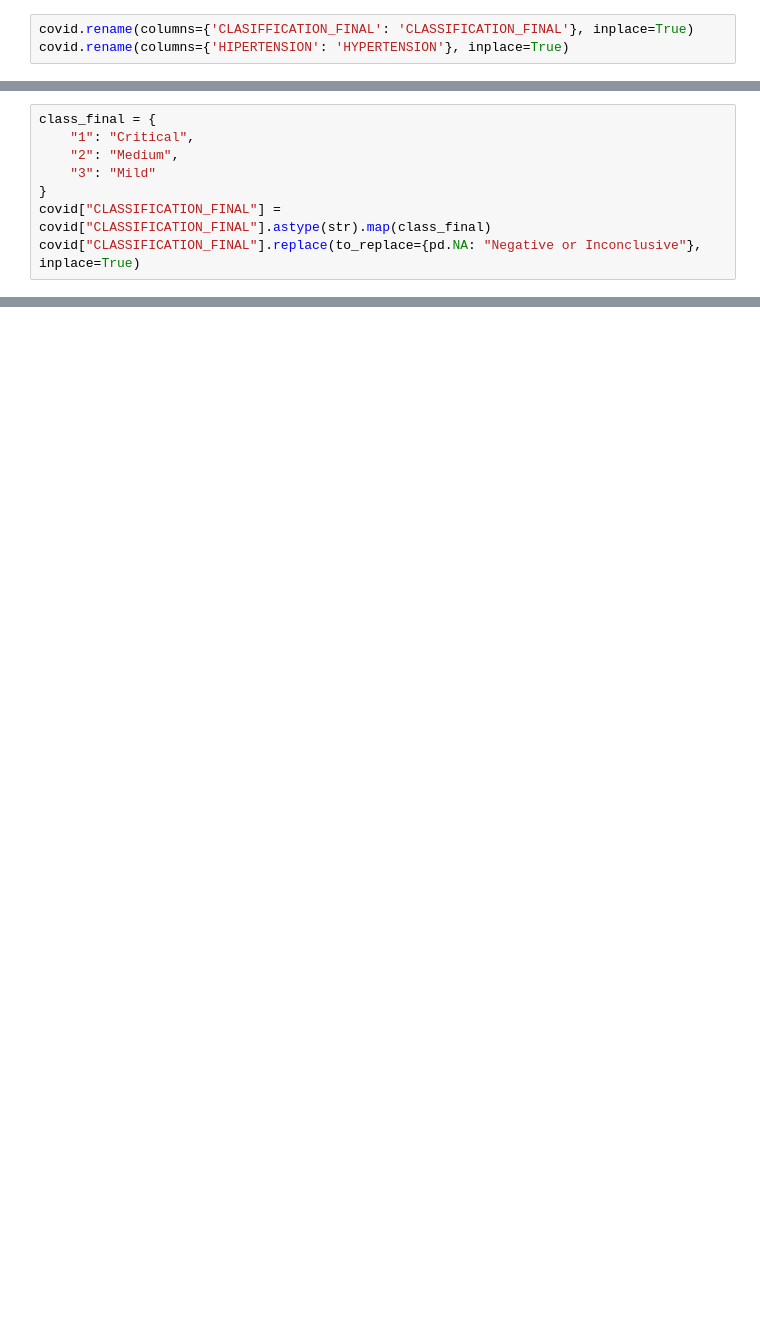
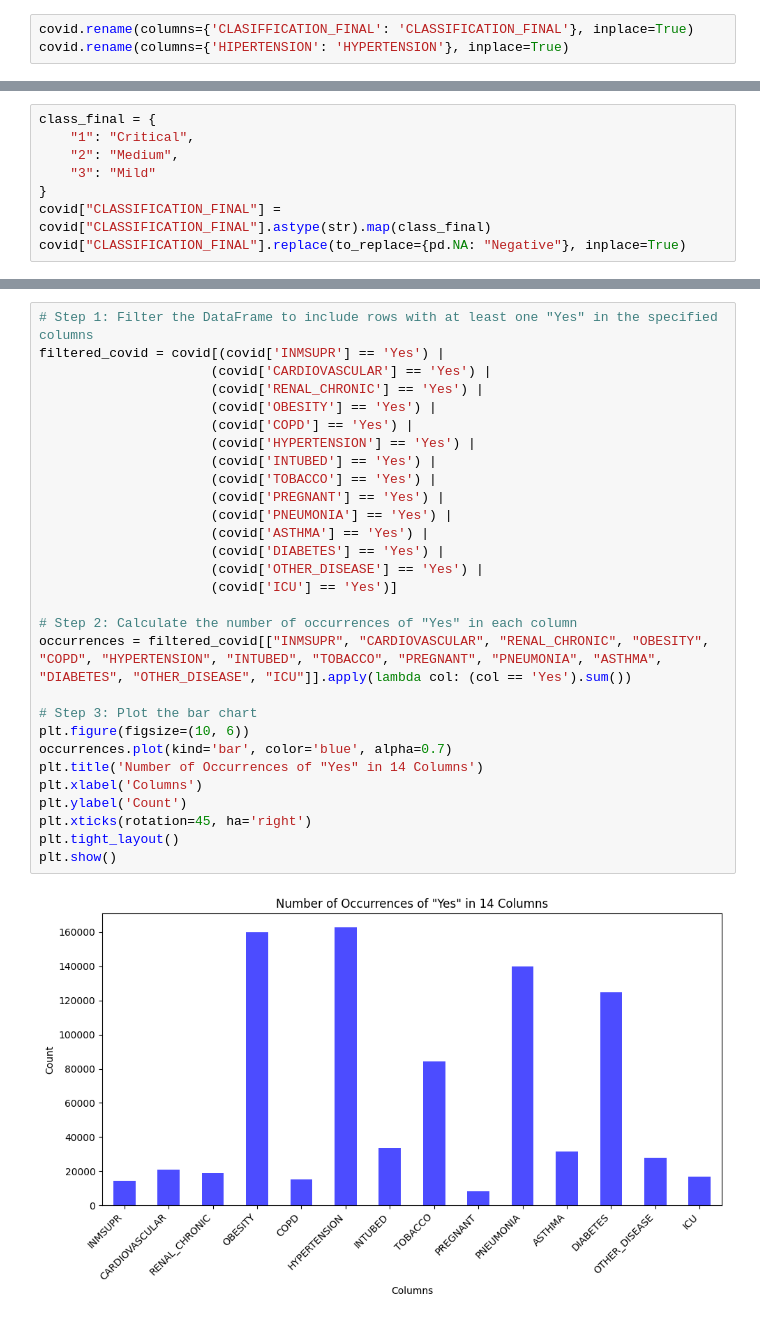
Before and after one commit to AlayandeWork/Covid.Data.Analysis, a Jupyter notebook: Covid_Assignment.ipynb, the cells around one changed output, grey strips where cells are left out. Cells and saved outputs as stored; diff of their text form; blank space fills up the shorter version.

```diff
--- a/Covid_Assignment.ipynb
+++ b/Covid_Assignment.ipynb
@@ -21,4 +60,4 @@ class_final = {
     "3": "Mild"
 }
 covid["CLASSIFICATION_FINAL"] = covid["CLASSIFICATION_FINAL"].astype(str).map(class_final)
-covid["CLASSIFICATION_FINAL"].replace(to_replace={pd.NA: "Negative or Inconclusive"}, inplace=True)
+covid["CLASSIFICATION_FINAL"].replace(to_replace={pd.NA: "Negative"}, inplace=True)
@@ -116,0 +129,31 @@ covid.to_csv('New Covid Assignment.csv', index=False)
+# %%
+# Step 1: Filter the DataFrame to include rows with at least one "Yes" in the specified columns
+filtered_covid = covid[(covid['INMSUPR'] == 'Yes') |
+                      (covid['CARDIOVASCULAR'] == 'Yes') |
+                      (covid['RENAL_CHRONIC'] == 'Yes') |
+                      (covid['OBESITY'] == 'Yes') |
+                      (covid['COPD'] == 'Yes') |
+                      (covid['HYPERTENSION'] == 'Yes') |
+                      (covid['INTUBED'] == 'Yes') |
+                      (covid['TOBACCO'] == 'Yes') |
+                      (covid['PREGNANT'] == 'Yes') |
+                      (covid['PNEUMONIA'] == 'Yes') |
+                      (covid['ASTHMA'] == 'Yes') |
+                      (covid['DIABETES'] == 'Yes') |
+                      (covid['OTHER_DISEASE'] == 'Yes') |
+                      (covid['ICU'] == 'Yes')]
+
+# Step 2: Calculate the number of occurrences of "Yes" in each column
+occurrences = filtered_covid[["INMSUPR", "CARDIOVASCULAR", "RENAL_CHRONIC", "OBESITY", "COPD", "HYPERTENSION", "INTUBED", "TOBACCO", "PREGNANT", "PNEUMONIA", "ASTHMA", "DIABETES", "OTHER_DISEASE", "ICU"]].apply(lambda col: (col == 'Yes').sum())
+
+# Step 3: Plot the bar chart
+plt.figure(figsize=(10, 6))
+occurrences.plot(kind='bar', color='blue', alpha=0.7)
+plt.title('Number of Occurrences of "Yes" in 14 Columns')
+plt.xlabel('Columns')
+plt.ylabel('Count')
+plt.xticks(rotation=45, ha='right')
+plt.tight_layout()
+plt.show()
+# %% [output]
+[figure, added]
```
Also changed, not shown: parts of 36 cells of this notebook, 19 other files.
